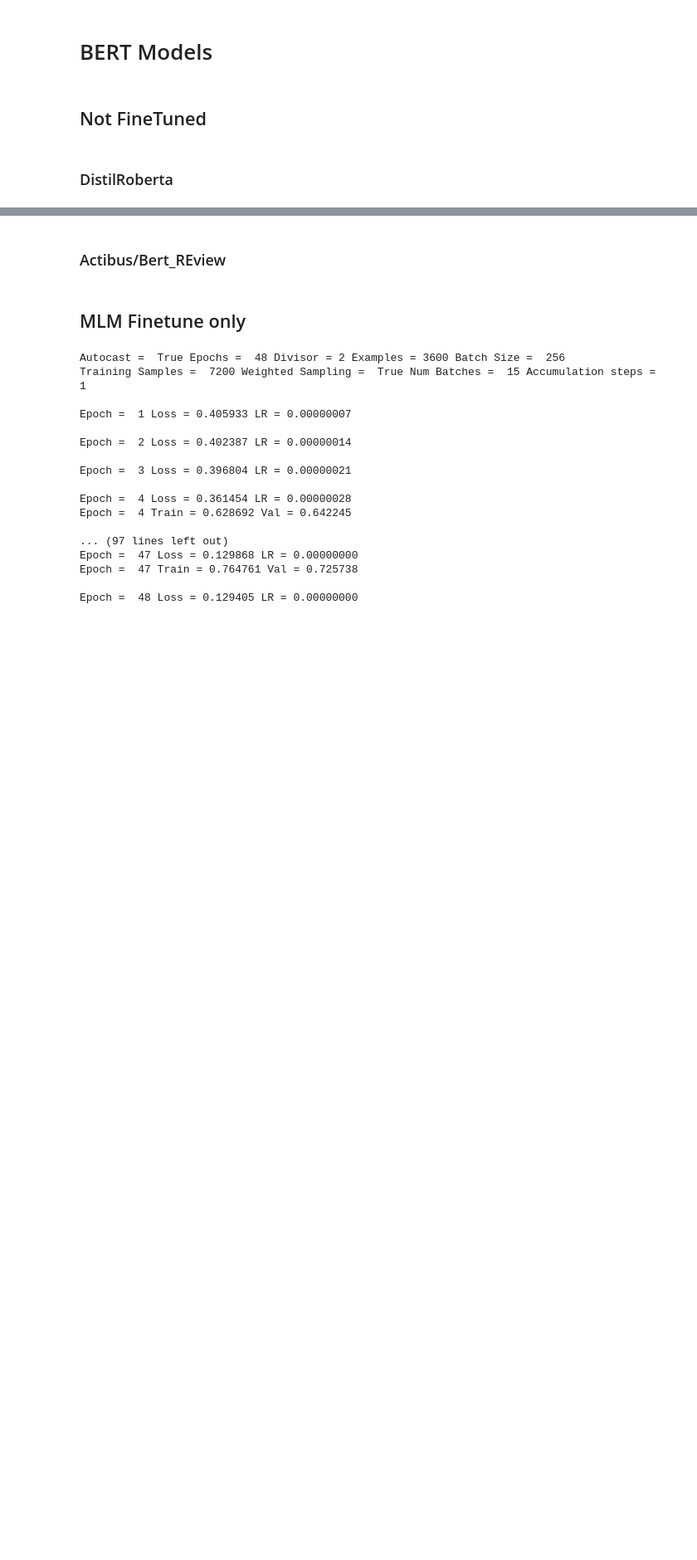
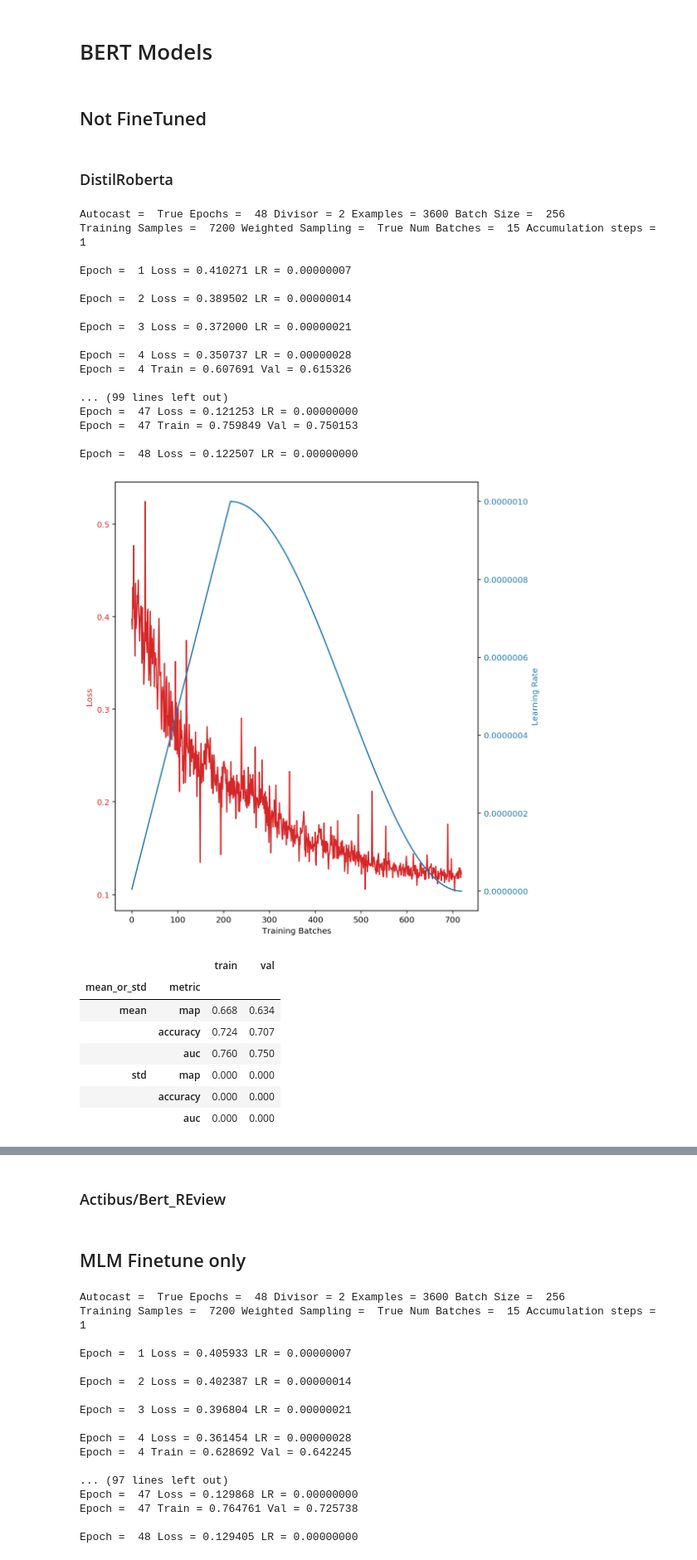
Before and after one commit to faizanahemad/facebook-hateful-memes, a Jupyter notebook: notebooks/Fasttext1DCNN.ipynb, the cells around one changed output, grey strips where cells are left out. Shown at 83% size. Saved outputs shown, nothing was run; the diff lists cells and outputs as text; code cells hidden in the pictures; blank space fills up the shorter version.

```diff
--- a/notebooks/Fasttext1DCNN.ipynb
+++ b/notebooks/Fasttext1DCNN.ipynb
@@ -246,8 +246,9 @@ model_fn = model_builder(AlbertClassifer,
                          dict(classifier_dims=256,
                               num_classes=2,
                               embedding_dims=768,
-                              gaussian_noise=4.75,
+                              gaussian_noise=4.5,
                               dropout=0.15,
+                              word_masking_proba=0.0,
                               internal_dims=512,
                               final_layer_builder=fb_1d_loss_builder,
                               n_layers=2,
@@ -257,30 +258,57 @@ model_fn = model_builder(AlbertClassifer,
                               n_tokens_out=16,
                               featurizer="transformer",
                               model='distilroberta-base',
                               finetune=False),
                          per_param_opts_fn=lr_strategy,
                          optimiser_class=optimizer,
                          optimiser_params=optimizer_params)
 
 multi_eval = False
 kfold = False
 results, prfs = train_validate_ntimes(
     model_fn,
     data,
     batch_size,
     epochs,
     augmentation_weights=augmentation_weights,
     kfold=kfold,
     multi_eval=multi_eval,
     scheduler_init_fn=scheduler_init_fn,
     model_call_back=reg_sched,
     validation_epochs=[4, 7, 9, 11, 14, 17, 19, 23, 27, 31, 34, 37, 41, 44, 47, 51, 54],
     show_model_stats=False,
     sampling_policy="without_replacement")
 r2, p2 = results, prfs
 results
 prfs
 
 # 0.759	0.752 (0.717	0.716)
 
 # 0.0.760	0.745 (725	0.721) # 15m 41s
+# %% [output]
+Autocast =  True Epochs =  48 Divisor = 2 Examples = 3600 Batch Size =  256
+Training Samples =  7200 Weighted Sampling =  True Num Batches =  15 Accumulation steps =  1
+
+Epoch =  1 Loss = 0.410271 LR = 0.00000007
+
+Epoch =  2 Loss = 0.389502 LR = 0.00000014
+
+Epoch =  3 Loss = 0.372000 LR = 0.00000021
+
+Epoch =  4 Loss = 0.350737 LR = 0.00000028
+Epoch =  4 Train = 0.607691 Val = 0.615326
+
+... (99 lines left out)
+Epoch =  47 Loss = 0.121253 LR = 0.00000000
+Epoch =  47 Train = 0.759849 Val = 0.750153
+
+Epoch =  48 Loss = 0.122507 LR = 0.00000000
+[figure, added]
+|  |  | train | val |
+| mean_or_std | metric |  |  |
+| mean | map | 0.668 | 0.634 |
+|  | accuracy | 0.724 | 0.707 |
+|  | auc | 0.760 | 0.750 |
+| std | map | 0.000 | 0.000 |
+|  | accuracy | 0.000 | 0.000 |
+|  | auc | 0.000 | 0.000 |
```
Also changed, not shown: parts of 6 cells of this notebook, 2 other files.
